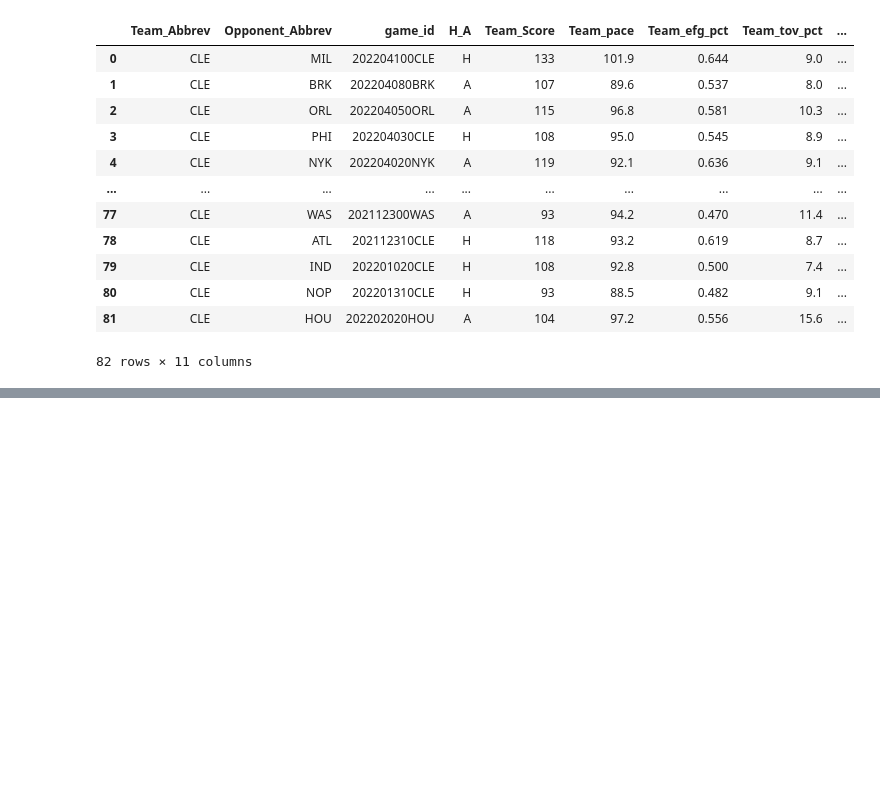
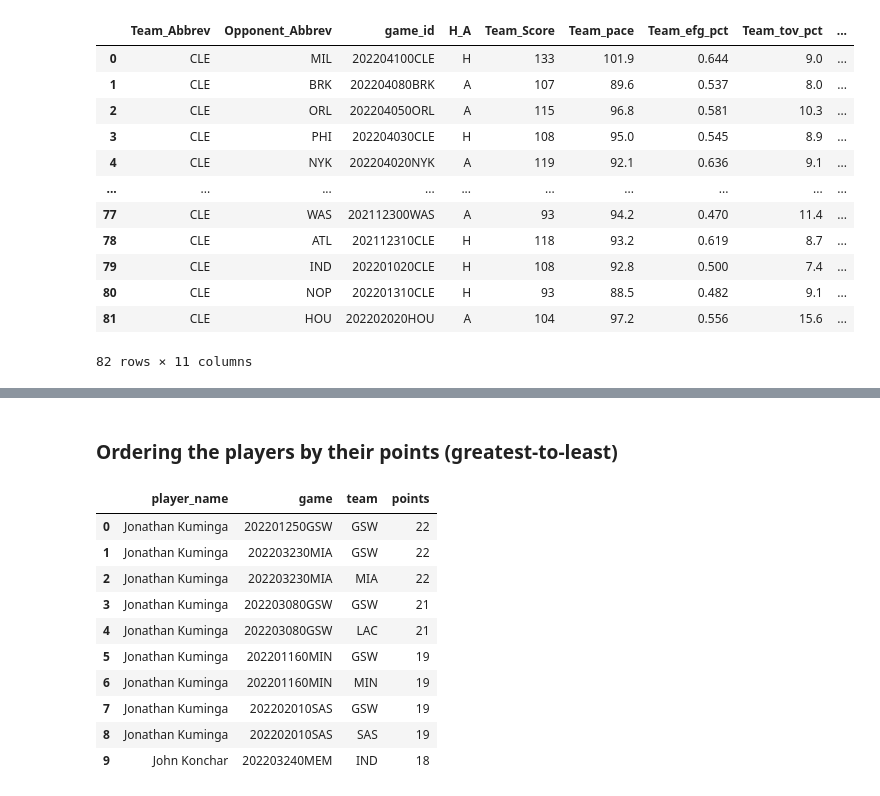
Before and after one commit to giasmith/contrans, a Jupyter notebook: examples/nba_example.ipynb, the cells around one changed output, grey strips where cells are left out. Saved outputs shown, nothing was run; the diff lists cells and outputs as text; code cells hidden in the pictures; blank space fills up the shorter version.

```diff
--- a/examples/nba_example.ipynb
+++ b/examples/nba_example.ipynb
@@ -270,0 +503,31 @@ Index(['game_id', 'Inactives', 'Opponent_Score', 'Opponent_pace',
+# %% [markdown]
+### Ordering the players by their points (greatest-to-least)
+# %%
+myquery = '''
+SELECT
+    p.player AS player_name,
+    t.game_id AS game,
+    t.Team_Abbrev AS team,
+    pg.pts AS points
+FROM team_games t
+INNER JOIN player_game pg
+    ON t.game_id = pg.game_id
+INNER JOIN players p
+    ON pg.player_id = p.player_id
+WHERE p.player LIKE 'j% k%'
+ORDER BY points DESC
+LIMIT 10 OFFSET 5
+'''
+pd.read_sql(myquery, nba_db)
+# %% [output]
+|  | player_name | game | team | points |
+| 0 | Jonathan Kuminga | 202201250GSW | GSW | 22 |
+| 1 | Jonathan Kuminga | 202203230MIA | GSW | 22 |
+| 2 | Jonathan Kuminga | 202203230MIA | MIA | 22 |
+| 3 | Jonathan Kuminga | 202203080GSW | GSW | 21 |
+| 4 | Jonathan Kuminga | 202203080GSW | LAC | 21 |
+| 5 | Jonathan Kuminga | 202201160MIN | GSW | 19 |
+| 6 | Jonathan Kuminga | 202201160MIN | MIN | 19 |
+| 7 | Jonathan Kuminga | 202202010SAS | GSW | 19 |
+| 8 | Jonathan Kuminga | 202202010SAS | SAS | 19 |
+| 9 | John Konchar | 202203240MEM | IND | 18 |
```
Also changed, not shown: parts of 22 cells of this notebook, 2 other files.
